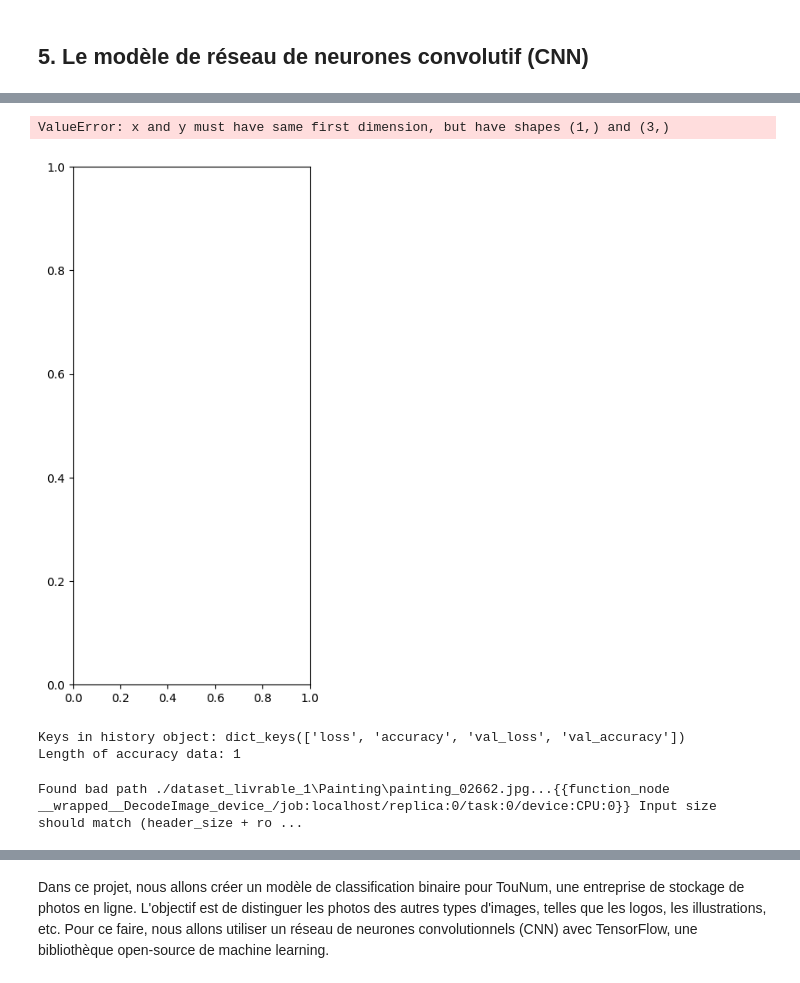
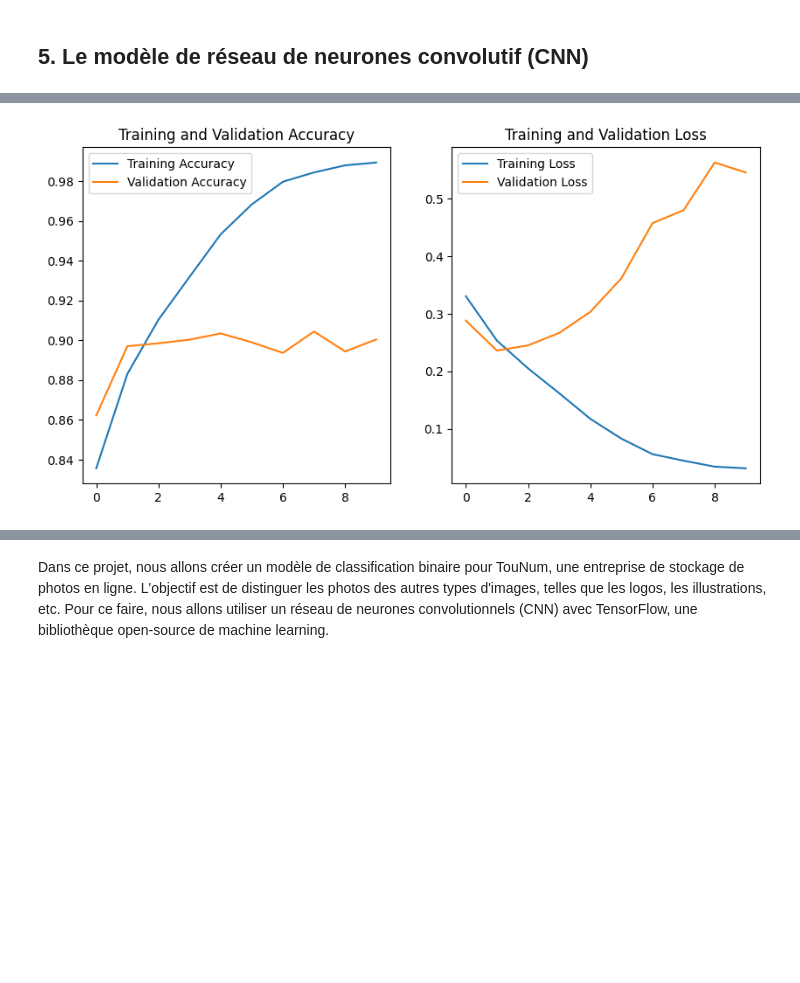
Before and after one commit to romaricDembele/projet_leyenda, a Jupyter notebook: livrable_1.ipynb, the cells around one changed output, grey strips where cells are left out. Cells and saved outputs as stored; diff of their text form; code cells hidden in the pictures; blank space fills up the shorter version.

```diff
--- a/livrable_1.ipynb
+++ b/livrable_1.ipynb
@@ -171,6 +153,10 @@ for images, labels in train_set.take(1):
 
 #train_set = train_set.cache().shuffle(1000).prefetch(buffer_size=AUTOTUNE)
 #test_set = test_set.cache().prefetch(buffer_size=AUTOTUNE)
+# %%
+normalization_layer = tf.keras.layers.Rescaling(1./255)
+train_set = train_set.map(lambda x, y: (normalization_layer(x), y))
+test_set = test_set.map(lambda x, y: (normalization_layer(x), y))
 # %% [markdown]
 ## 5. Le modèle de réseau de neurones convolutif (CNN)
 # %%
@@ -225,5 +211,5 @@ Model: "functional_3"
  Non-trainable params: 0 (0.00 B)
 # %%
 # Train the model
-history = model.fit(train_set, epochs=1, validation_data=test_set)
+history = model.fit(train_set, epochs=10, validation_data=test_set)
 # %% [output]
@@ -231,35 +236,16 @@ history = model.fit(train_set, epochs=1, validation_data=test_set)
 # %%
-# Plot training and validation accuracy and loss
-%matplotlib inline
-import matplotlib.pyplot as plt
-
-acc = history.history['accuracy']
-val_acc = history.history['val_accuracy']
-loss = history.history['loss']
-val_loss = history.history['val_loss']
-
-epochs_range = 3
-
-plt.figure(figsize=(8, 8))
+plt.figure(figsize=(10, 5))
 plt.subplot(1, 2, 1)
-plt.plot(epochs_range, acc, label='Training Accuracy')
-plt.plot(epochs_range, val_acc, label='Validation Accuracy')
-plt.legend(loc='lower right')
+plt.plot(history.history['accuracy'], label='Training Accuracy')
+plt.plot(history.history['val_accuracy'], label='Validation Accuracy')
+plt.legend()
 plt.title('Training and Validation Accuracy')
 
 plt.subplot(1, 2, 2)
-plt.plot(epochs_range, loss, label='Training Loss')
-plt.plot(epochs_range, val_loss, label='Validation Loss')
-plt.legend(loc='upper right')
+plt.plot(history.history['loss'], label='Training Loss')
+plt.plot(history.history['val_loss'], label='Validation Loss')
+plt.legend()
 plt.title('Training and Validation Loss')
 plt.show()
 # %% [output]
-ValueError: x and y must have same first dimension, but have shapes (1,) and (3,)
-[figure, old version]
+[figure, new version]
-# %%
-# Debug: Print keys and lengths of the training history
-print("Keys in history object:", history.history.keys())
-print("Length of accuracy data:", len(history.history['accuracy']))
-# %% [output]
-Keys in history object: dict_keys(['loss', 'accuracy', 'val_loss', 'val_accuracy'])
-Length of accuracy data: 1
@@ -268,24 +251,0 @@ rf =
-# %%
-import glob
-import os
-import tensorflow as tf
-
-img_paths = glob.glob(os.path.join("./dataset_livrable_1",'*/*.*')) # assuming you point to the directory containing the label folders.
-
-bad_paths = []
-
-for image_path in img_paths:
-    try:
-      img_bytes = tf.io.read_file(image_path)
-      decoded_img = tf.io.decode_image(img_bytes)
-    except tf.errors.InvalidArgumentError as e:
-      print(f"Found bad path {image_path}...{e}")
-      bad_paths.append(image_path)
-
-    # print(f"{image_path}: OK")
-
-print("BAD PATHS:")
-for bad_path in bad_paths:
-    print(f"{bad_path}")
-# %% [output]
-Found bad path ./dataset_livrable_1\Painting\painting_02662.jpg...{{function_node __wrapped__DecodeImage_device_/job:localhost/replica:0/task:0/device:CPU:0}} Input size should match (header_size + ro ...
```
Also changed, not shown: parts of 18 cells of this notebook.
